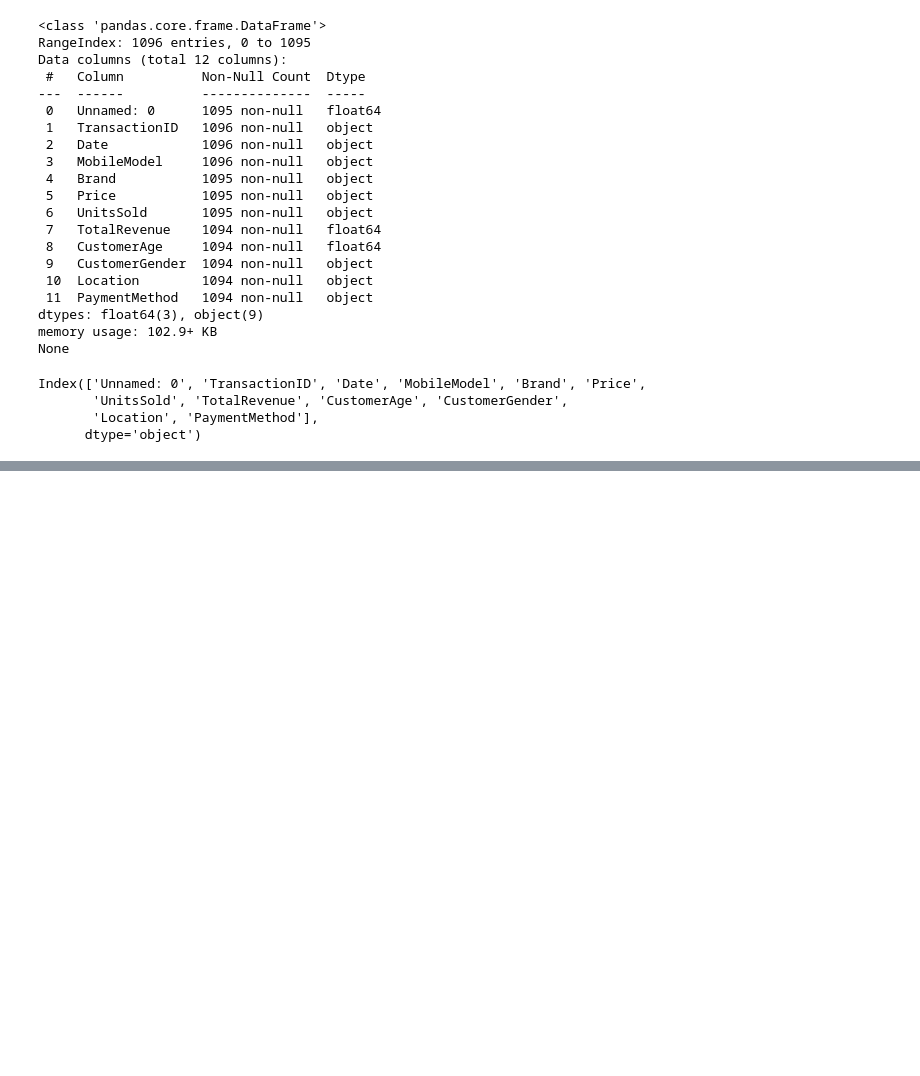
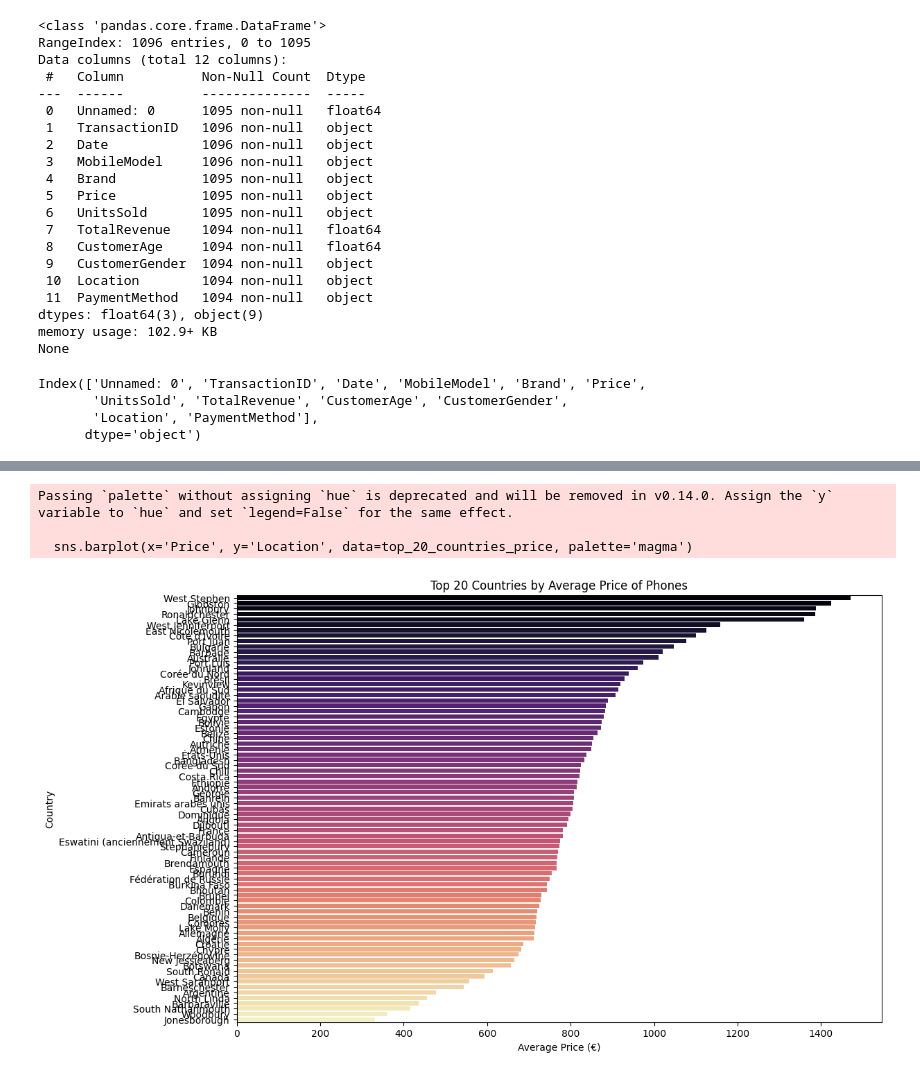
Before and after one commit to estebanbaigts/PulseMobile, a Jupyter notebook: analyse.ipynb, the cells around one changed output, grey strips where cells are left out. Cells and saved outputs as stored; diff of their text form; code cells hidden in the pictures; blank space fills up the shorter version.

```diff
--- a/analyse.ipynb
+++ b/analyse.ipynb
@@ -163,0 +156,18 @@ KeyError: 'Gender'
+# %%
+country_price_summary = data.groupby('Location').agg({'Price': 'mean'}).reset_index()
+
+top_20_countries_price = country_price_summary.sort_values(by='Price', ascending=False)
+
+top_20_countries_price.to_csv('top_20_countries_price.csv', index=False)
+
+plt.figure(figsize=(12, 8))
+sns.barplot(x='Price', y='Location', data=top_20_countries_price, palette='magma')
+plt.xlabel('Average Price (€)')
+plt.ylabel('Country')
+plt.title('Top 20 Countries by Average Price of Phones')
+plt.show()
+# %% [output]
+Passing `palette` without assigning `hue` is deprecated and will be removed in v0.14.0. Assign the `y` variable to `hue` and set `legend=False` for the same effect.
+
+  sns.barplot(x='Price', y='Location', data=top_20_countries_price, palette='magma')
+[figure, added]
```
Also changed, not shown: parts of 10 cells of this notebook, 6 other files.
